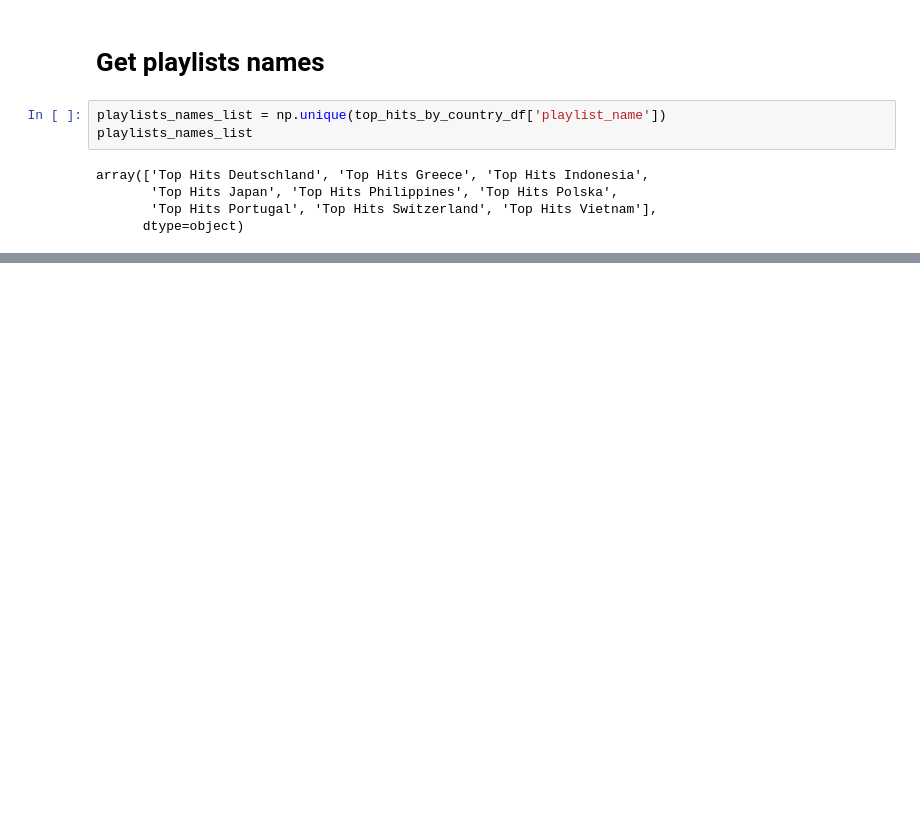
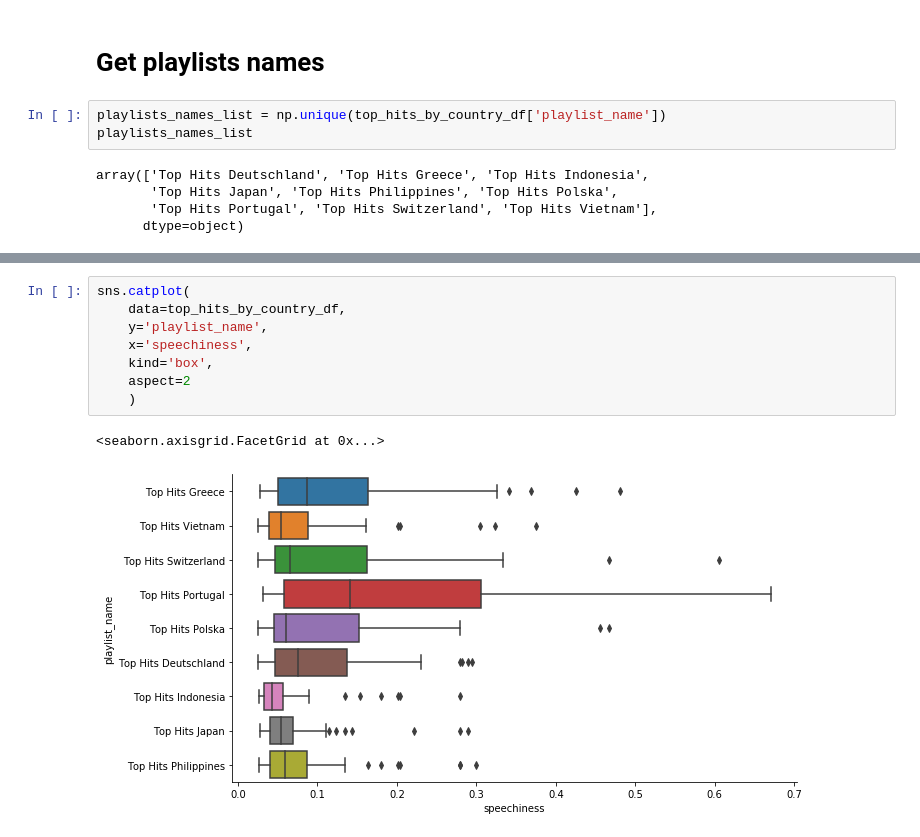
Before and after one commit to orenzion/music_analytics_project, a Jupyter notebook: analytics/Top Hits by Country Analysis.ipynb, the cells around one changed output, grey strips where cells are left out. Drawn from its saved outputs; the diff is of its cells as text; blank space fills up the shorter version.

```diff
--- a/analytics/Top Hits by Country Analysis.ipynb
+++ b/analytics/Top Hits by Country Analysis.ipynb
@@ -54,0 +133,11 @@ array(['Top Hits Deutschland', 'Top Hits Greece', 'Top Hits Indonesia',
+# %%
+sns.catplot(
+    data=top_hits_by_country_df,
+    y='playlist_name',
+    x='speechiness',
+    kind='box',
+    aspect=2
+    )
+# %% [output]
+<seaborn.axisgrid.FacetGrid at 0x...>
+[figure, added]
```
Also changed, not shown: parts of 16 cells of this notebook, 3 other files.
